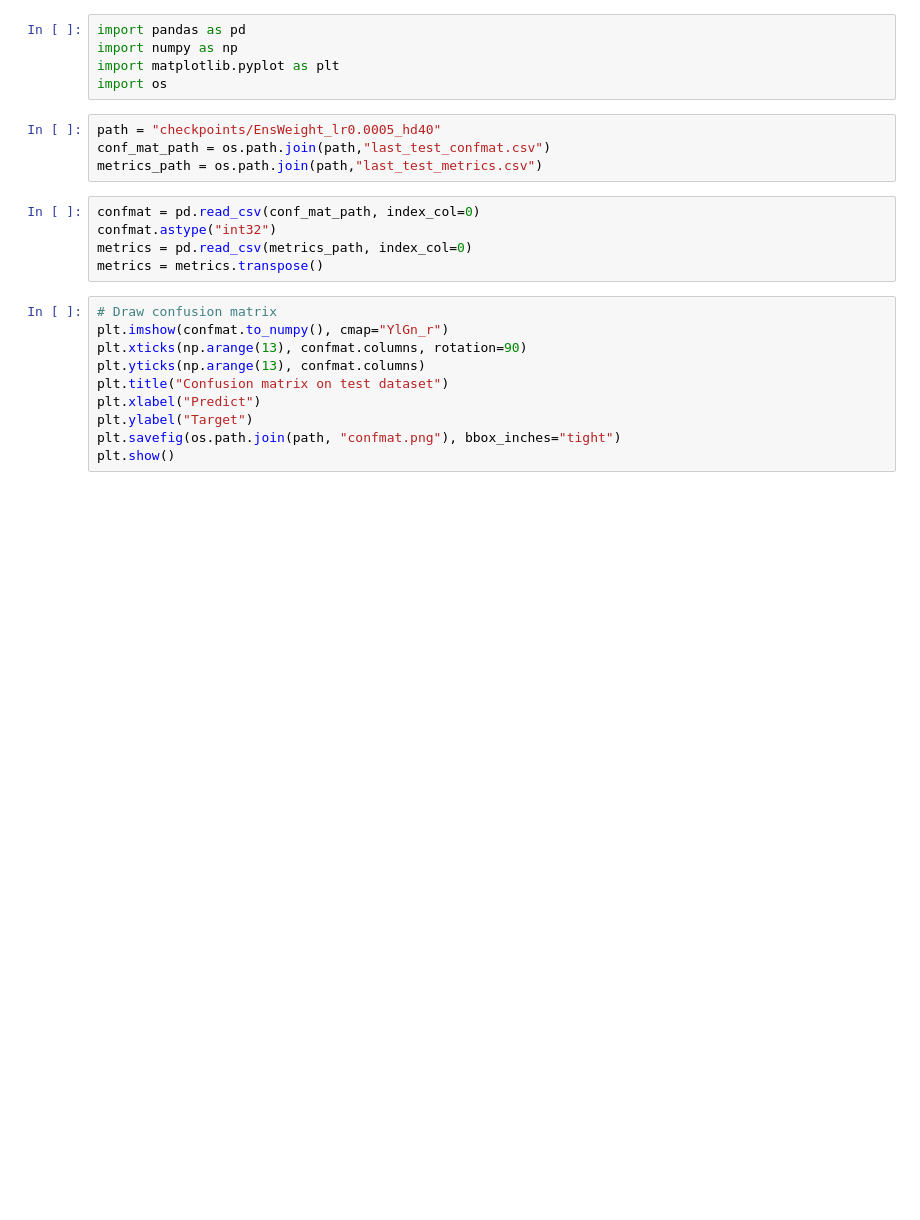
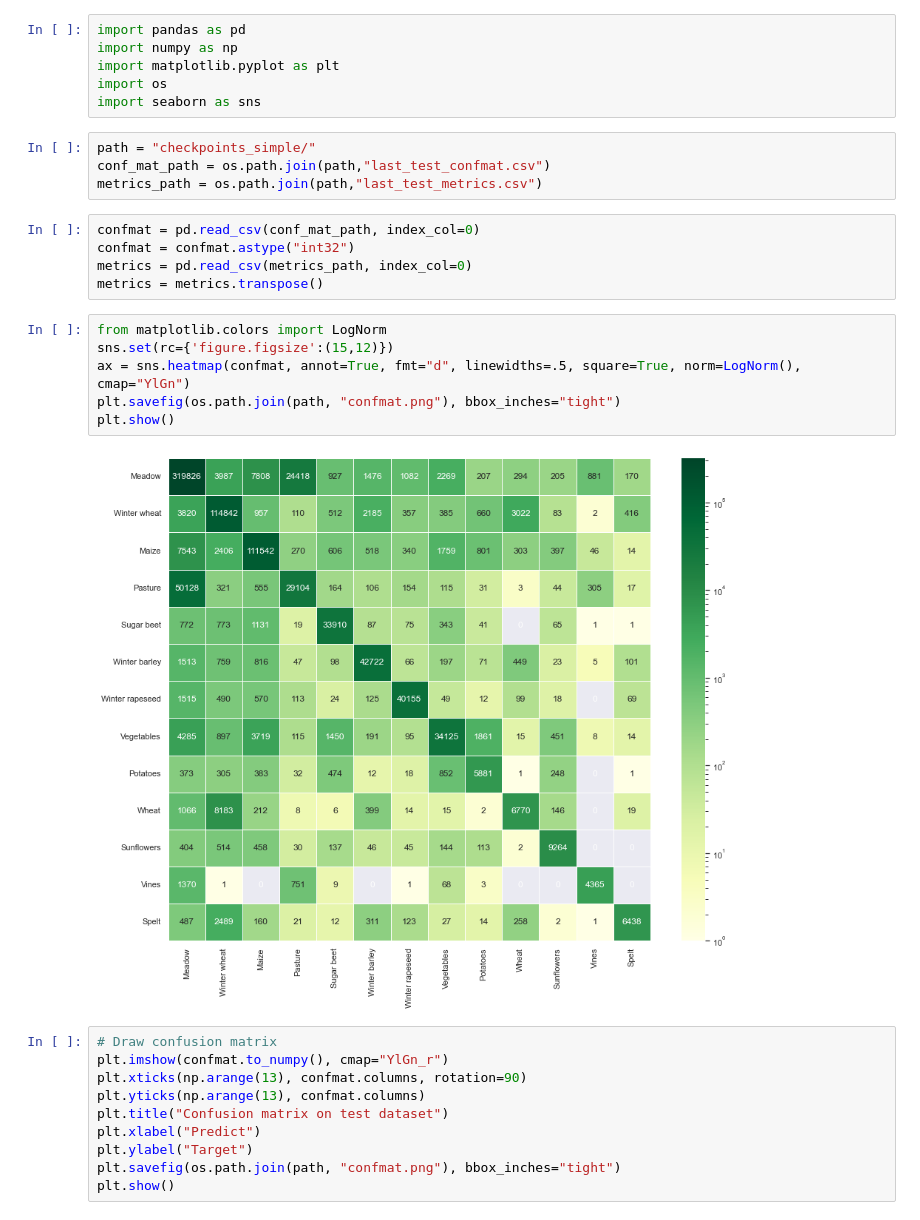
Before and after one commit to jingyan-li/TCN-CropClassification, a Jupyter notebook: ResultEvaluation.ipynb, the cells around one changed output. Saved outputs shown, nothing was run; the diff lists cells and outputs as text; blank space fills up the shorter version.

```diff
--- a/ResultEvaluation.ipynb
+++ b/ResultEvaluation.ipynb
@@ -3,15 +3,24 @@ import pandas as pd
 import numpy as np
 import matplotlib.pyplot as plt
 import os
+import seaborn as sns
 # %%
-path = "checkpoints/EnsWeight_lr0.0005_hd40"
+path = "checkpoints_simple/"
 conf_mat_path = os.path.join(path,"last_test_confmat.csv")
 metrics_path = os.path.join(path,"last_test_metrics.csv")
 # %%
 confmat = pd.read_csv(conf_mat_path, index_col=0)
-confmat.astype("int32")
+confmat = confmat.astype("int32")
 metrics = pd.read_csv(metrics_path, index_col=0)
 metrics = metrics.transpose()
+# %%
+from matplotlib.colors import LogNorm
+sns.set(rc={'figure.figsize':(15,12)})
+ax = sns.heatmap(confmat, annot=True, fmt="d", linewidths=.5, square=True, norm=LogNorm(), cmap="YlGn")
+plt.savefig(os.path.join(path, "confmat.png"), bbox_inches="tight")
+plt.show()
+# %% [output]
+[figure, added]
 # %%
 # Draw confusion matrix
 plt.imshow(confmat.to_numpy(), cmap="YlGn_r")
```
Also changed, not shown: parts of 2 cells of this notebook.
